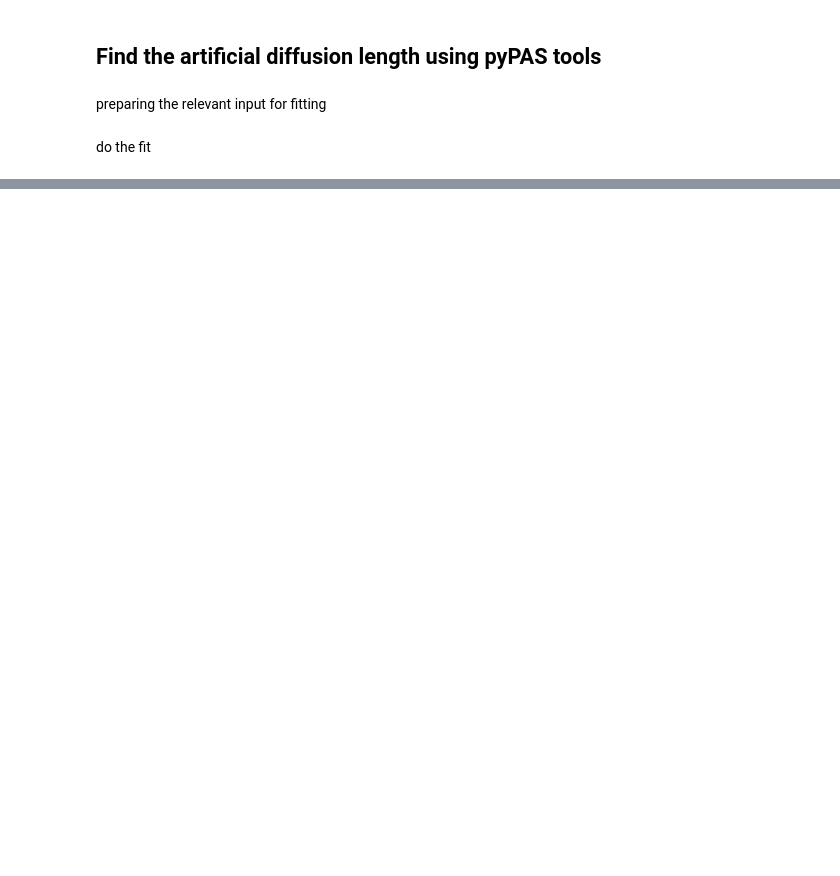
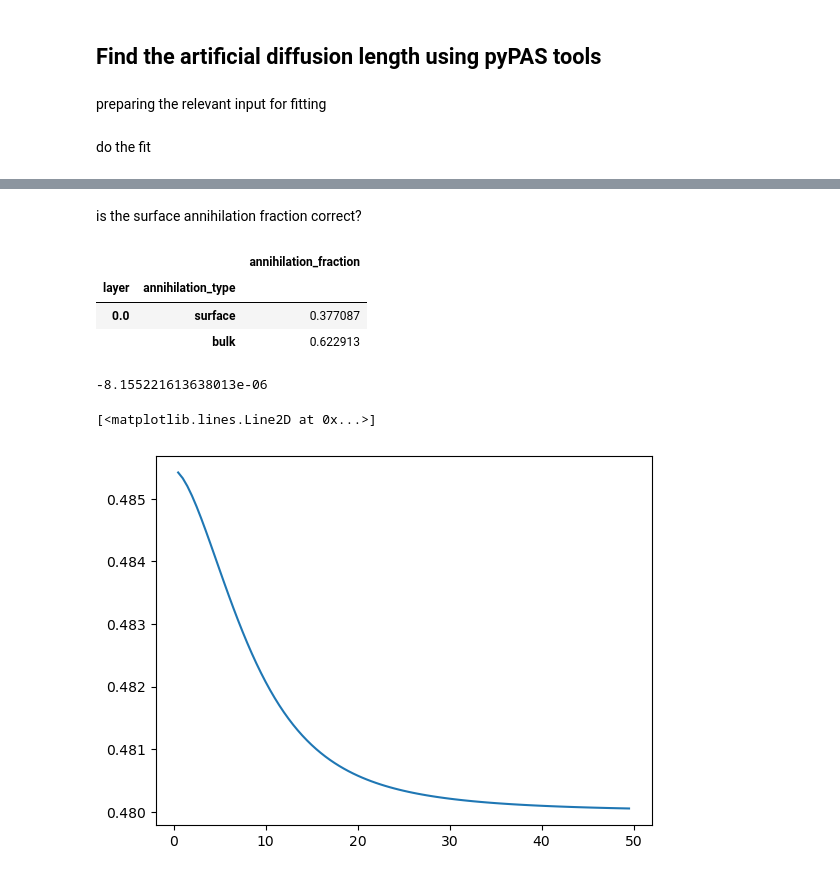
Before and after one commit to achiyaAmrusi/pyPAS, a Jupyter notebook: examples/benchmark_diffusion_length.ipynb, the cells around one changed output, grey strips where cells are left out. Cells and saved outputs as stored; diff of their text form; code cells hidden in the pictures; blank space fills up the shorter version.

```diff
--- a/examples/benchmark_diffusion_length.ipynb
+++ b/examples/benchmark_diffusion_length.ipynb
@@ -244,0 +225,2 @@ array([0.53638507, 0.50000063])
+# %% [markdown]
+is the surface annihilation fraction correct?
@@ -244,0 +230,36 @@ array([0.53638507, 0.50000063])
+# %%
+df = profile_annihilation_fraction(positron_profile_sol, cu_sample)
+df
+# %% [output]
+|  |  | annihilation_fraction |
+| layer | annihilation_type |  |
+| 0.0 | surface | 0.377087 |
+|  | bulk | 0.622913 |
+# %%
+def analytical_annihilation_fraction(profile, diffusion_length, absorbtion_length):
+    fraction = xr.DataArray(profile*np.exp(-profile.x/diffusion_length)/(1+absorbtion_length/diffusion_length), coords=profile.coords)
+    return fraction.integrate('x').item()
+# %%
+diffusion_length = (cu_sample.layers[0].material.diffusion/sum(cu_sample.layers[0].material.rates.values()))**0.5
+absorbtion_length = cu_sample.layers[0].material.diffusion/cu_sample.surface_capture_rate
+
+surface_fraction = analytical_annihilation_fraction(positron_implantation_profiles[index], diffusion_length, absorbtion_length)
+100*(surface_fraction - df.loc[(0, 'surface')]['annihilation_fraction'])/surface_fraction
+# %% [output]
+-8.155221613638013e-06
+# %%
+def analytical_annihilation_fraction(profile, diffusion_length, absorbtion_length):
+    fraction = xr.DataArray(profile*np.exp(-profile.x/diffusion_length)/(1+absorbtion_length/diffusion_length), coords=profile.coords)
+    return fraction.integrate('x').item()
+# %%
+demi_s = []
+demi_f = []
+for i,e in enumerate(artificail_energies):
+    f = analytical_annihilation_fraction(positron_implantation_profiles[i], 126*(nano/micro), 10*(nano/micro))
+    demi_f.append(f)
+    demi_s.append(f*.4859+(1-f)*0.48)
+# %%
+plt.plot(artificail_energies, demi_s)
+# %% [output]
+[<matplotlib.lines.Line2D at 0x...>]
+[figure, added]
```
Also changed, not shown: parts of 26 cells of this notebook, 1 other file.
